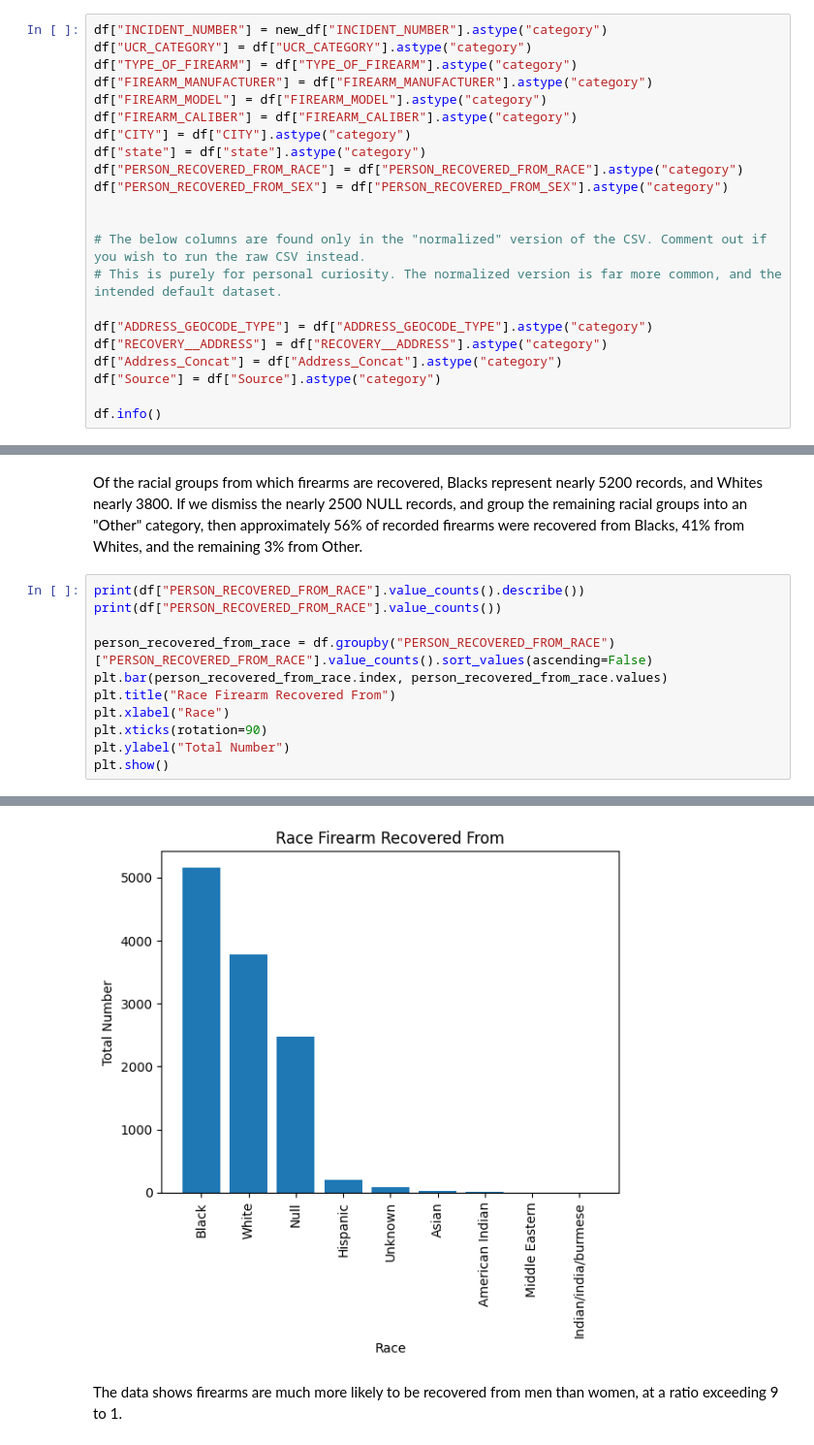
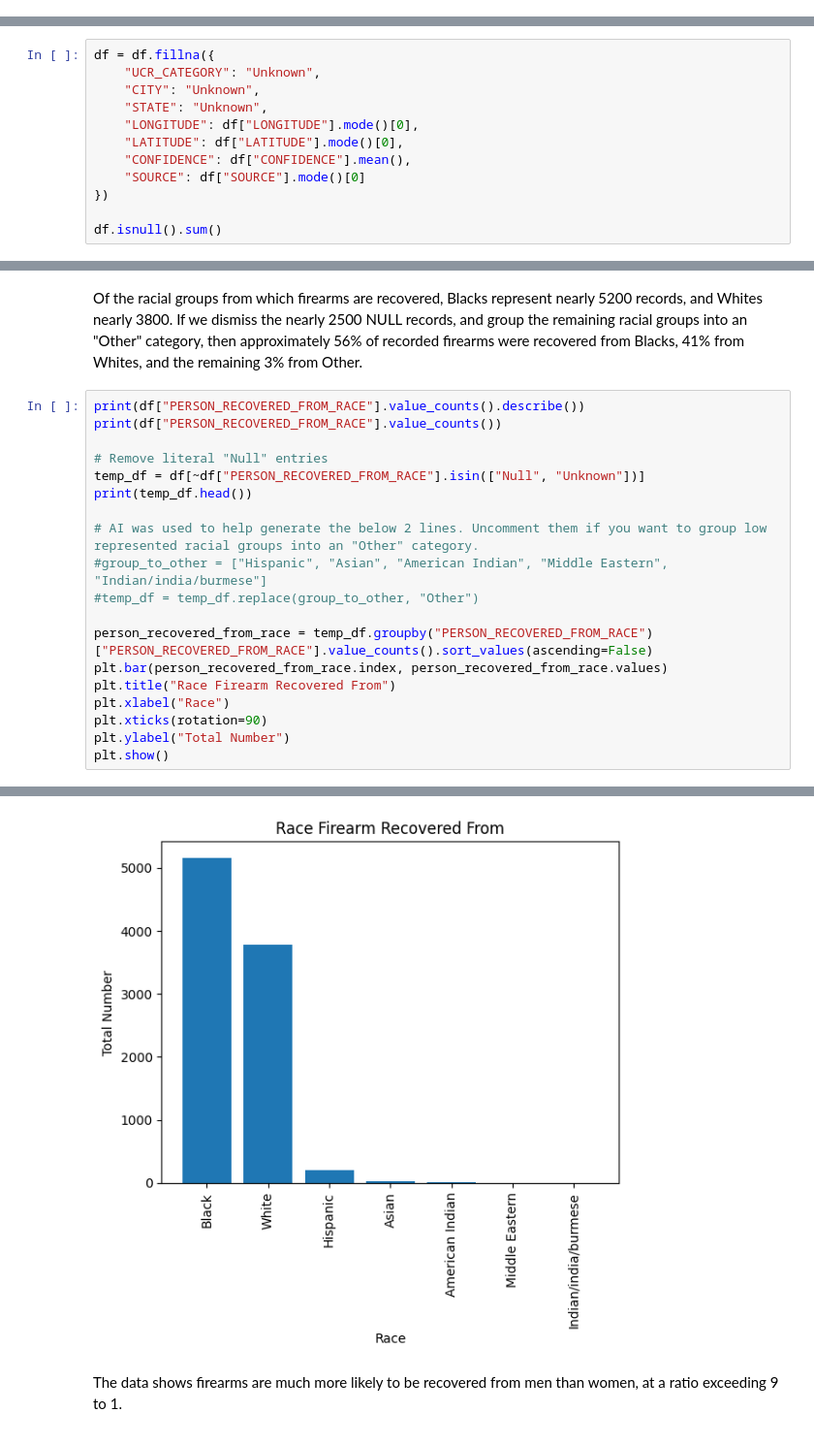
Before and after one commit to btrush01/Recovered_Firearms, a Jupyter notebook: Notebooks/Exploratory_Data_Analysis.ipynb, the cells around one changed output, grey strips where cells are left out. Shown at 97% size. Drawn from its saved outputs; the diff is of its cells as text.

Commit message:
Updated EDA for Firearms dataset.

```diff
--- a/Notebooks/Exploratory_Data_Analysis.ipynb
+++ b/Notebooks/Exploratory_Data_Analysis.ipynb
@@ -45,22 +75,0 @@ The vast majority of column values are of the "object" data type. Changing them
-# %%
-df["INCIDENT_NUMBER"] = new_df["INCIDENT_NUMBER"].astype("category")
-df["UCR_CATEGORY"] = df["UCR_CATEGORY"].astype("category")
-df["TYPE_OF_FIREARM"] = df["TYPE_OF_FIREARM"].astype("category")
-df["FIREARM_MANUFACTURER"] = df["FIREARM_MANUFACTURER"].astype("category")
-df["FIREARM_MODEL"] = df["FIREARM_MODEL"].astype("category")
-df["FIREARM_CALIBER"] = df["FIREARM_CALIBER"].astype("category")
-df["CITY"] = df["CITY"].astype("category")
-df["state"] = df["state"].astype("category")
-df["PERSON_RECOVERED_FROM_RACE"] = df["PERSON_RECOVERED_FROM_RACE"].astype("category")
-df["PERSON_RECOVERED_FROM_SEX"] = df["PERSON_RECOVERED_FROM_SEX"].astype("category")
-
-
-# The below columns are found only in the "normalized" version of the CSV. Comment out if you wish to run the raw CSV instead.
-# This is purely for personal curiosity. The normalized version is far more common, and the intended default dataset.
-
-df["ADDRESS_GEOCODE_TYPE"] = df["ADDRESS_GEOCODE_TYPE"].astype("category")
-df["RECOVERY__ADDRESS"] = df["RECOVERY__ADDRESS"].astype("category")
-df["Address_Concat"] = df["Address_Concat"].astype("category")
-df["Source"] = df["Source"].astype("category")
-
-df.info()
@@ -330,0 +208,12 @@ dtype: int64
+# %%
+df = df.fillna({
+    "UCR_CATEGORY": "Unknown",
+    "CITY": "Unknown",
+    "STATE": "Unknown",
+    "LONGITUDE": df["LONGITUDE"].mode()[0],
+    "LATITUDE": df["LATITUDE"].mode()[0],
+    "CONFIDENCE": df["CONFIDENCE"].mean(),
+    "SOURCE": df["SOURCE"].mode()[0]
+})
+
+df.isnull().sum()
@@ -611,7 +585,15 @@ Of the racial groups from which firearms are recovered, Blacks represent nearly
 print(df["PERSON_RECOVERED_FROM_RACE"].value_counts().describe())
 print(df["PERSON_RECOVERED_FROM_RACE"].value_counts())
 
-person_recovered_from_race = df.groupby("PERSON_RECOVERED_FROM_RACE")["PERSON_RECOVERED_FROM_RACE"].value_counts().sort_values(ascending=False)
+# Remove literal "Null" entries
+temp_df = df[~df["PERSON_RECOVERED_FROM_RACE"].isin(["Null", "Unknown"])]
+print(temp_df.head())
+
+# AI was used to help generate the below 2 lines. Uncomment them if you want to group low represented racial groups into an "Other" category.
+#group_to_other = ["Hispanic", "Asian", "American Indian", "Middle Eastern", "Indian/india/burmese"]
+#temp_df = temp_df.replace(group_to_other, "Other")
+
+person_recovered_from_race = temp_df.groupby("PERSON_RECOVERED_FROM_RACE")["PERSON_RECOVERED_FROM_RACE"].value_counts().sort_values(ascending=False)
 plt.bar(person_recovered_from_race.index, person_recovered_from_race.values)
 plt.title("Race Firearm Recovered From")
 plt.xlabel("Race")
@@ -642,4 +621,4 @@ Name: count, dtype: int64
-[figure, old version]
+[figure, new version]
 # %% [markdown]
 The data shows firearms are much more likely to be recovered from men than women, at a ratio exceeding 9 to 1.
 # %%
```
Also changed, not shown: parts of 32 cells of this notebook.
